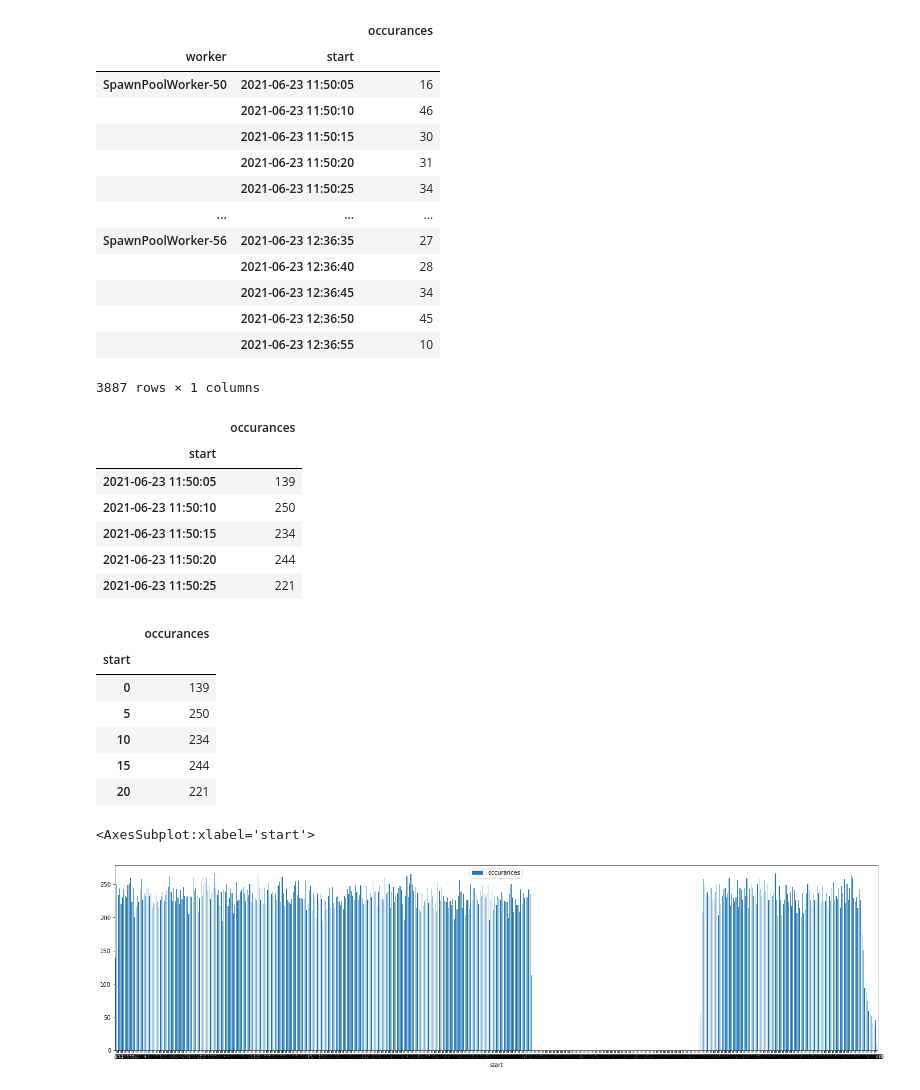
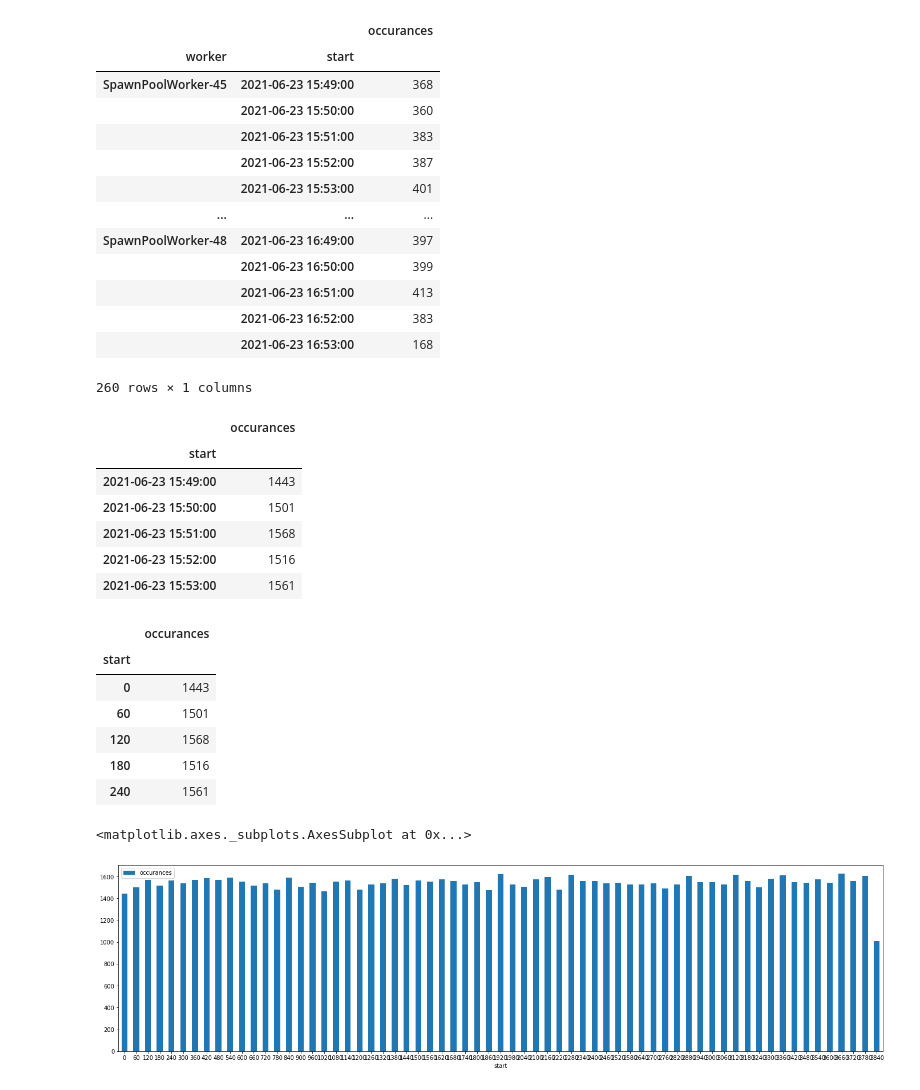
Before and after one commit to ryancollingwood/PythonConcurrency, a Jupyter notebook: Start Times.ipynb, the cells around one changed output. Drawn from its saved outputs; the diff is of its cells as text; code cells hidden in the pictures.

```diff
--- a/Start Times.ipynb
+++ b/Start Times.ipynb
@@ -3,26 +3,26 @@ import pandas as pd
 import numpy as np
 import matplotlib.pyplot as plt
 # %%
-df = pd.read_csv("output_tasks-100000_sleep-0.5.csv", parse_dates=["start", "end"], infer_datetime_format=True)
+df = pd.read_csv("output/output_tasks-100000_workers-4_sleep-0_5.csv", parse_dates=["start", "end"], infer_datetime_format=True)
 df = df.set_index("start")[["worker"]]
-df = df.groupby("worker").resample("5s").count()
+df = df.groupby("worker").resample("60s").count()
 df.columns = ["occurances"]
 df
 # %% [output]
 |  |  | occurances |
 | worker | start |  |
-| SpawnPoolWorker-50 | 2021-06-23 11:50:05 | 16 |
-|  | 2021-06-23 11:50:10 | 46 |
-|  | 2021-06-23 11:50:15 | 30 |
-|  | 2021-06-23 11:50:20 | 31 |
-|  | 2021-06-23 11:50:25 | 34 |
+| SpawnPoolWorker-45 | 2021-06-23 15:49:00 | 368 |
+|  | 2021-06-23 15:50:00 | 360 |
+|  | 2021-06-23 15:51:00 | 383 |
+|  | 2021-06-23 15:52:00 | 387 |
+|  | 2021-06-23 15:53:00 | 401 |
 | ... | ... | ... |
-| SpawnPoolWorker-56 | 2021-06-23 12:36:35 | 27 |
-|  | 2021-06-23 12:36:40 | 28 |
-|  | 2021-06-23 12:36:45 | 34 |
-|  | 2021-06-23 12:36:50 | 45 |
-|  | 2021-06-23 12:36:55 | 10 |
+| SpawnPoolWorker-48 | 2021-06-23 16:49:00 | 397 |
+|  | 2021-06-23 16:50:00 | 399 |
+|  | 2021-06-23 16:51:00 | 413 |
+|  | 2021-06-23 16:52:00 | 383 |
+|  | 2021-06-23 16:53:00 | 168 |
-3887 rows × 1 columns
+260 rows × 1 columns
 # %%
 sum_occurances_df = df.reset_index()
 sum_occurances_df = sum_occurances_df.groupby("start")[["occurances"]].sum()
@@ -30,11 +30,11 @@ sum_occurances_df.head()
 # %% [output]
 |  | occurances |
 | start |  |
-| 2021-06-23 11:50:05 | 139 |
-| 2021-06-23 11:50:10 | 250 |
-| 2021-06-23 11:50:15 | 234 |
-| 2021-06-23 11:50:20 | 244 |
-| 2021-06-23 11:50:25 | 221 |
+| 2021-06-23 15:49:00 | 1443 |
+| 2021-06-23 15:50:00 | 1501 |
+| 2021-06-23 15:51:00 | 1568 |
+| 2021-06-23 15:52:00 | 1516 |
+| 2021-06-23 15:53:00 | 1561 |
 # %%
 sum_occurances_df = sum_occurances_df.reset_index()
 min_time = sum_occurances_df["start"].min()
@@ -45,17 +45,17 @@ sum_occurances_df.head()
 # %% [output]
 |  | occurances |
 | start |  |
-| 0 | 139 |
-| 5 | 250 |
-| 10 | 234 |
-| 15 | 244 |
-| 20 | 221 |
+| 0 | 1443 |
+| 60 | 1501 |
+| 120 | 1568 |
+| 180 | 1516 |
+| 240 | 1561 |
 # %%
 fig, ax = plt.subplots(figsize=(24, 6))
 sum_occurances_df.plot(kind="bar", ax=ax, rot=0)
 # %% [output]
-<AxesSubplot:xlabel='start'>
+<matplotlib.axes._subplots.AxesSubplot at 0x...>
-[figure, old version]
+[figure, new version]
 # %%
 worker_occurances_df = df.reset_index()
 worker_occurances_df = worker_occurances_df.groupby(["start", "worker"])[["occurances"]].sum()
```
Also changed, not shown: parts of 4 cells of this notebook, 2 other files.
